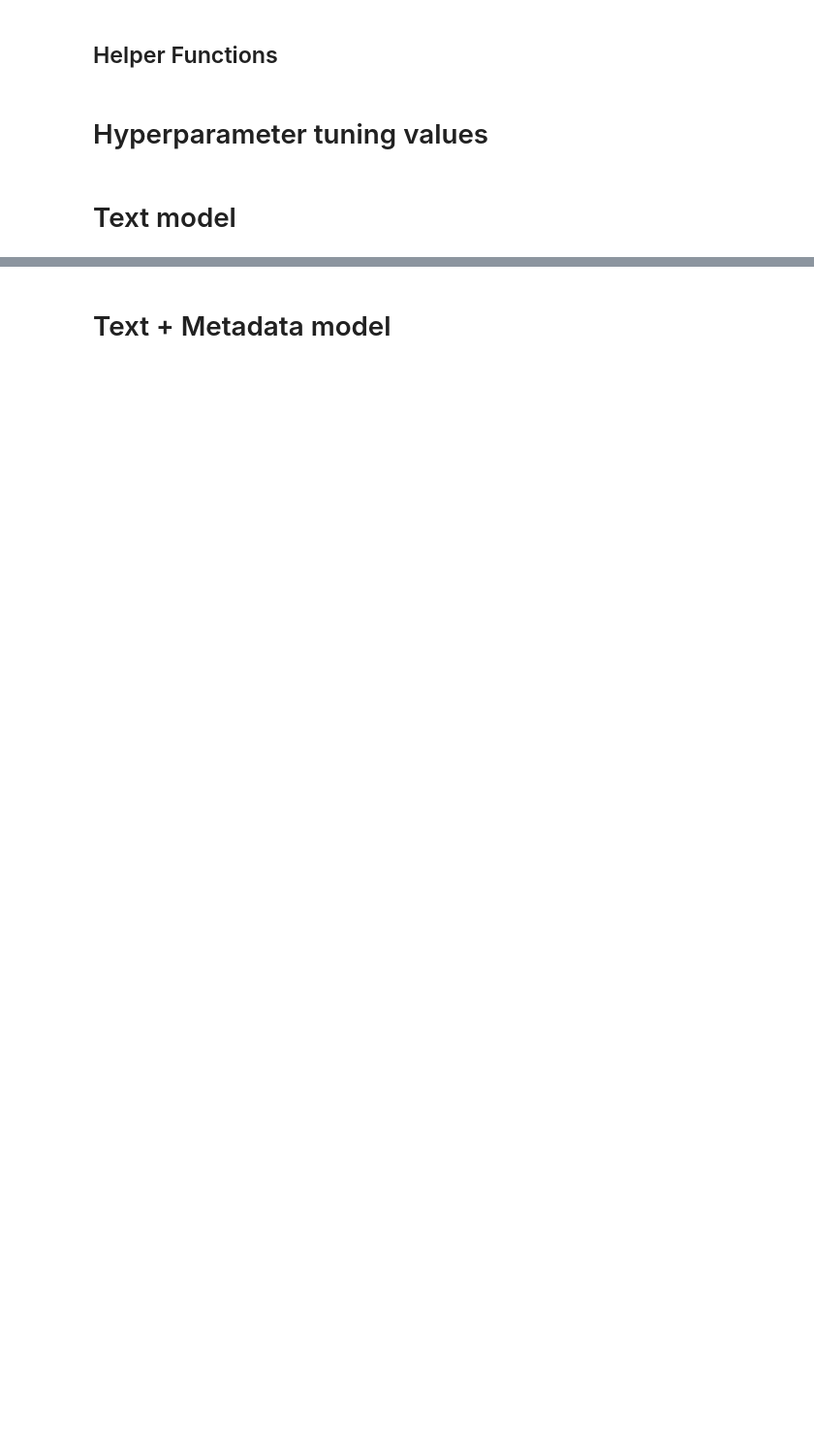
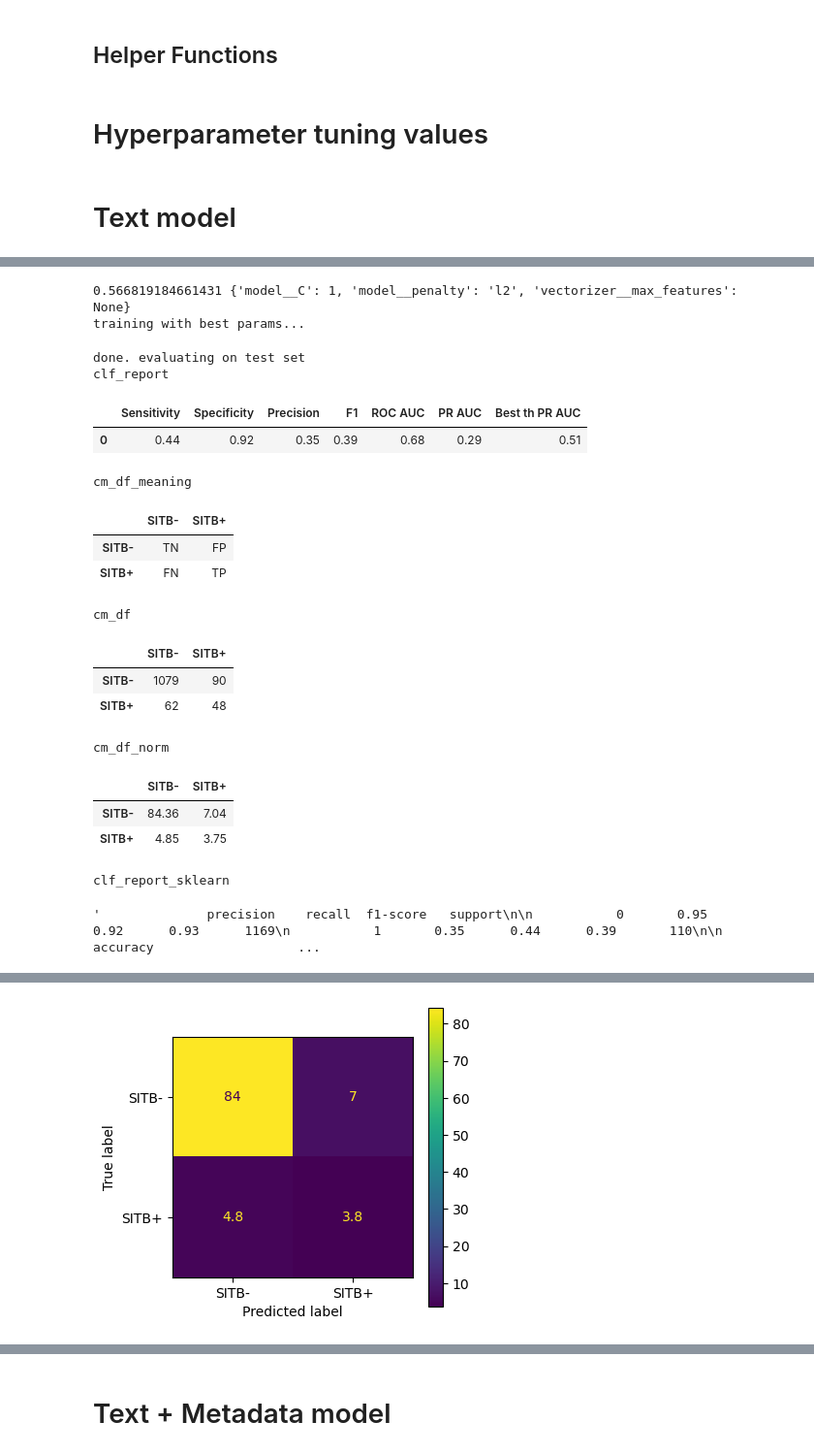
Before and after one commit to danielmlow/rallypoint_suicide_detection, a Jupyter notebook: LogReg_tfidf.ipynb, the cells around one changed output, grey strips where cells are left out. Shown: that part at 97% size. Saved outputs shown, nothing was run; the diff lists cells and outputs as text; code cells hidden in the pictures; blank space fills up the shorter version.

```diff
--- a/LogReg_tfidf.ipynb
+++ b/LogReg_tfidf.ipynb
@@ -201,7 +216,7 @@ model = LogisticRegression(solver='liblinear')
 t_clf = imb_Pipeline([
      ('vectorizer', vectorizer),
          ('balancer', RandomOverSampler(random_state=SEED_VALUE)), # Doing this after TFIDF to not bias TFIDF weights
-     ('lgbm', model),
+     ('model', model),
     ])
 
 # see all parameters: https://lightgbm.readthedocs.io/en/latest/Parameters.html
@@ -229,3 +244,24 @@ for k, v in results.get('logreg_text').items():
     print(k)
     display(v)
     print()
+# %% [output]
+0.566819184661431 {'model__C': 1, 'model__penalty': 'l2', 'vectorizer__max_features': None}
+training with best params...
+done. evaluating on test set
+clf_report
+|  | Sensitivity | Specificity | Precision | F1 | ROC AUC | PR AUC | Best th PR AUC |
+| 0 | 0.44 | 0.92 | 0.35 | 0.39 | 0.68 | 0.29 | 0.51 |
+cm_df_meaning
+|  | SITB- | SITB+ |
+| SITB- | TN | FP |
+| SITB+ | FN | TP |
+cm_df
+|  | SITB- | SITB+ |
+| SITB- | 1079 | 90 |
+| SITB+ | 62 | 48 |
+cm_df_norm
+|  | SITB- | SITB+ |
+| SITB- | 84.36 | 7.04 |
+| SITB+ | 4.85 | 3.75 |
+clf_report_sklearn
+'              precision    recall  f1-score   support\n\n           0       0.95      0.92      0.93      1169\n           1       0.35      0.44      0.39       110\n\n    accuracy                   ...
@@ -232,2 +270,3 @@ for k, v in results.get('logreg_text').items():
+[figure, added]
 # %%
 print(text_grid_search.best_score_, text_grid_search.best_params_)
```
Also changed, not shown: parts of 14 cells of this notebook, 4 other files.
